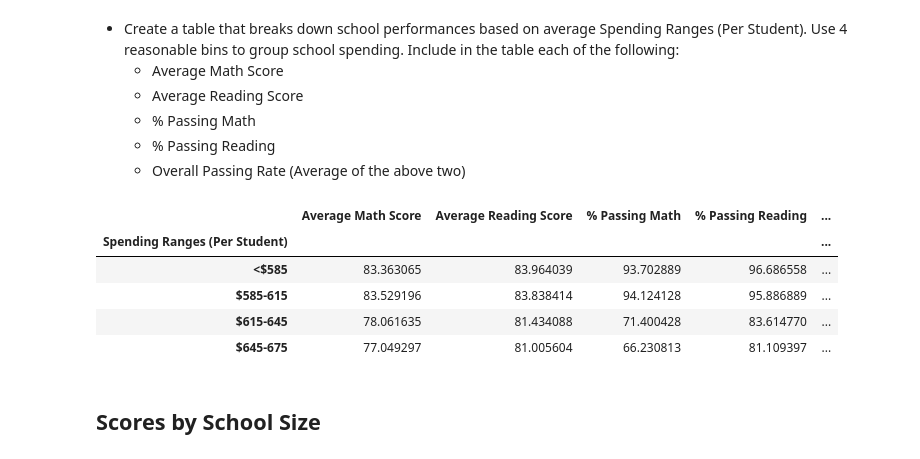
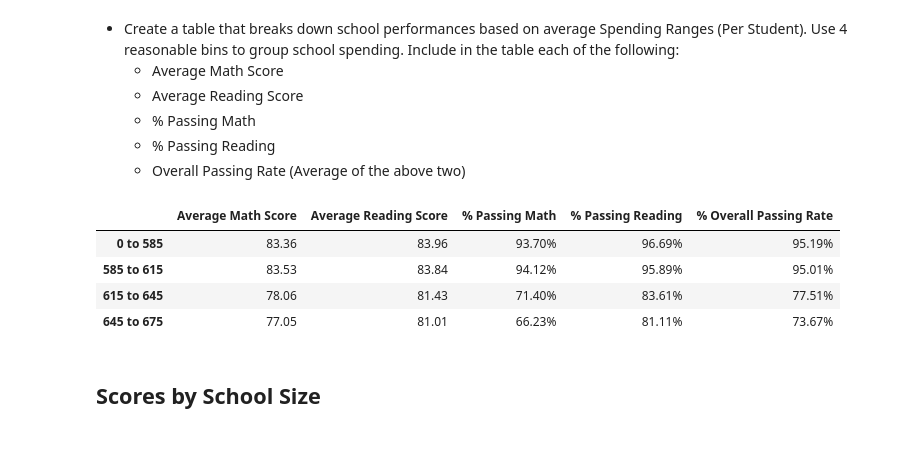
Before and after one commit to jorgelmarquez94/academy-of-py, a Jupyter notebook: PyCitySchools.ipynb, the cells around one changed output. Drawn from its saved outputs; the diff is of its cells as text; code cells hidden in the pictures.

```diff
--- a/PyCitySchools.ipynb
+++ b/PyCitySchools.ipynb
@@ -255,33 +330,49 @@ reading_scores_by_grade
 # %%
 # Sample bins. Feel free to create your own bins.
 spending_bins = [0, 585, 615, 645, 675]
-group_names = ["<$585", "$585-615", "$615-645", "$645-675"]
+group_names = ["0 to 585", "585 to 615", "615 to 645", "645 to 675"]
 # %%
-school_data_complete['Spending Ranges (Per Student)'] = pd.cut(school_data_complete['budget']/school_data_complete['size'], bins, labels = group_names)
+# Creating the bins in the dataframe
+school_data_complete['Spending Ranges (Per Student)'] = pd.cut(school_data_complete['budget']/school_data_complete['size'], spending_bins, labels = group_names)
 
+# Calculating every column separately
 avg_math_score = pd.DataFrame(school_data_complete.groupby('Spending Ranges (Per Student)')['math_score'].mean()).rename(columns = {
     'math_score': "Average Math Score" })
 avg_reading_score = pd.DataFrame(school_data_complete.groupby('Spending Ranges (Per Student)')['reading_score'].mean()).rename(columns = {
     'reading_score': "Average Reading Score" })
 per_pass_math = pd.DataFrame(school_data_complete.loc[school_data_complete["math_score"] >= 70,
                                       :].groupby('Spending Ranges (Per Student)')["math_score"].count() /
              school_data_complete.groupby('Spending Ranges (Per Student)')["student_name"].count()*100).rename(columns = {
     0: "% Passing Math" })
 per_pass_reading = pd.DataFrame(school_data_complete.loc[school_data_complete["reading_score"] >= 70,
                                       :].groupby('Spending Ranges (Per Student)')["reading_score"].count() /
              school_data_complete.groupby('Spending Ranges (Per Student)')["student_name"].count()*100).rename(columns = {
     0: "% Passing Reading" })
 
+# Making a join between the columns into dataframe using index as union
 score_by_school_spreading = avg_math_score.join([avg_reading_score,per_pass_math,per_pass_reading])
+
+# Using the first columns of the union to create new ones
 score_by_school_spreading['% Overall Passing Rate'] = (score_by_school_spreading["% Passing Math"] + score_by_school_spreading["% Passing Reading"])/2
+
+# Formatting the table
+score_by_school_spreading["Average Math Score"] = score_by_school_spreading["Average Math Score"].map("{:.2f}".format)
+score_by_school_spreading["Average Reading Score"] = score_by_school_spreading["Average Reading Score"].map("{:.2f}".format)
+score_by_school_spreading["% Passing Math"] = score_by_school_spreading["% Passing Math"].map("{:.2f}%".format)
+score_by_school_spreading["% Passing Reading"] = score_by_school_spreading["% Passing Reading"].map("{:.2f}%".format)
+score_by_school_spreading["% Overall Passing Rate"] = score_by_school_spreading["% Overall Passing Rate"].map("{:.2f}%".format)
+
+# Deleting index name just for no showing it in the result
+del score_by_school_spreading.index.name
+
+# Showing the result
 score_by_school_spreading
 # %% [output]
-|  | Average Math Score | Average Reading Score | % Passing Math | % Passing Reading | ... |
-| Spending Ranges (Per Student) |  |  |  |  | ... |
-| <$585 | 83.363065 | 83.964039 | 93.702889 | 96.686558 | ... |
-| $585-615 | 83.529196 | 83.838414 | 94.124128 | 95.886889 | ... |
-| $615-645 | 78.061635 | 81.434088 | 71.400428 | 83.614770 | ... |
-| $645-675 | 77.049297 | 81.005604 | 66.230813 | 81.109397 | ... |
+|  | Average Math Score | Average Reading Score | % Passing Math | % Passing Reading | % Overall Passing Rate |
+| 0 to 585 | 83.36 | 83.96 | 93.70% | 96.69% | 95.19% |
+| 585 to 615 | 83.53 | 83.84 | 94.12% | 95.89% | 95.01% |
+| 615 to 645 | 78.06 | 81.43 | 71.40% | 83.61% | 77.51% |
+| 645 to 675 | 77.05 | 81.01 | 66.23% | 81.11% | 73.67% |
 # %% [markdown]
 ## Scores by School Size
 # %% [markdown]
```
Also changed, not shown: parts of 7 cells of this notebook, 1 other file.
